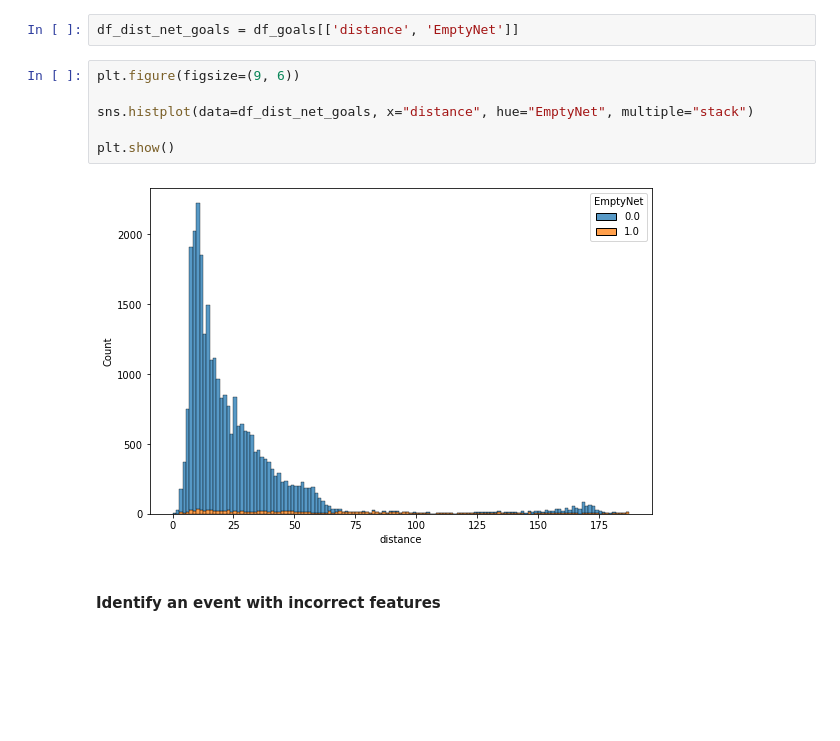
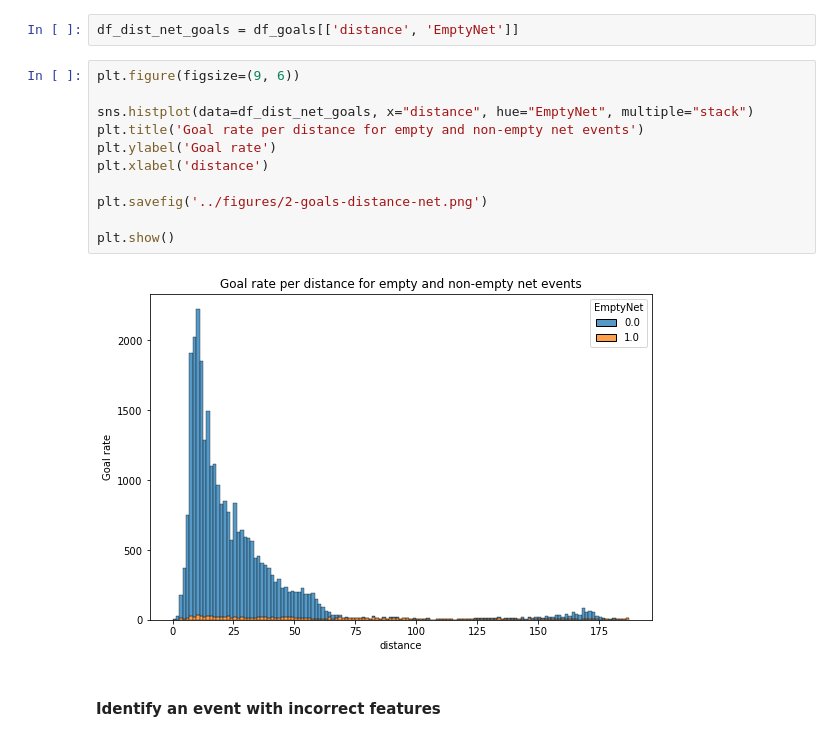
Before and after one commit to sorinmuchi/IFT6758, a Jupyter notebook: notebooks/2-FeatureEngineering-I.ipynb, the cells around one changed output. Drawn from its saved outputs; the diff is of its cells as text; blank space fills up the shorter version.

```diff
--- a/notebooks/2-FeatureEngineering-I.ipynb
+++ b/notebooks/2-FeatureEngineering-I.ipynb
@@ -148,11 +162,16 @@ df_dist_net_goals = df_goals[['distance', 'EmptyNet']]
 # %%
 plt.figure(figsize=(9, 6))
 
 sns.histplot(data=df_dist_net_goals, x="distance", hue="EmptyNet", multiple="stack")
+plt.title('Goal rate per distance for empty and non-empty net events')
+plt.ylabel('Goal rate')
+plt.xlabel('distance')
+
+plt.savefig('../figures/2-goals-distance-net.png')
 
 plt.show()
 # %% [output]
-[figure, old version]
+[figure, new version]
 # %% [markdown]
 #### Identify an event with incorrect features
 # %% [markdown]
```
Also changed, not shown: parts of 6 cells of this notebook, 15 other files.
